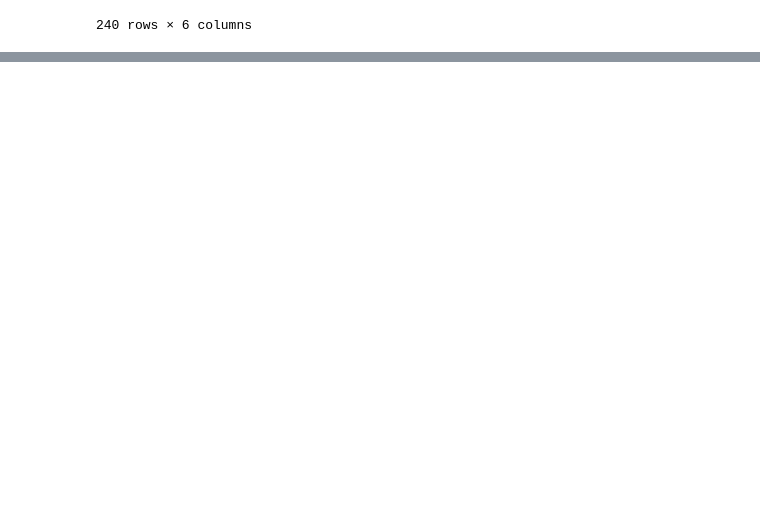
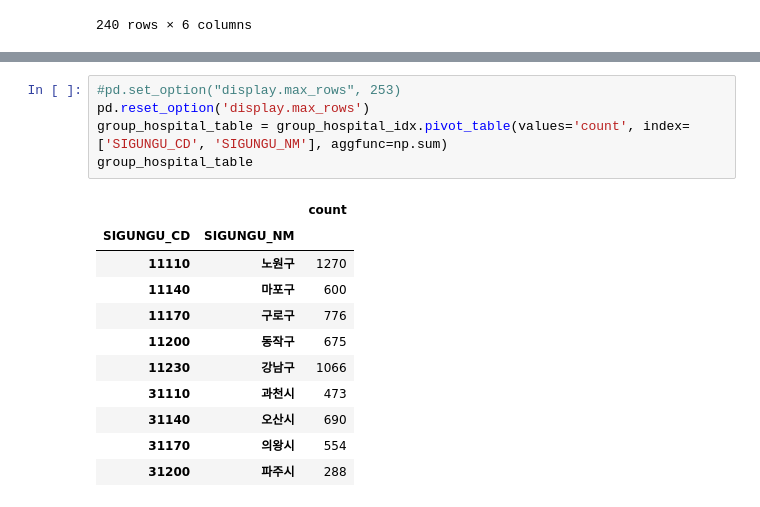
Before and after one commit to ZIO-KIM/SNUlab, a Jupyter notebook: OHCA_preprocess.ipynb, the cells around one changed output, grey strips where cells are left out. Cells and saved outputs as stored; diff of their text form; blank space fills up the shorter version.

```diff
--- a/OHCA_preprocess.ipynb
+++ b/OHCA_preprocess.ipynb
@@ -305,0 +370,17 @@ TypeError: merge() missing 1 required positional argument: 'right'
+# %%
+#pd.set_option("display.max_rows", 253)
+pd.reset_option('display.max_rows')
+group_hospital_table = group_hospital_idx.pivot_table(values='count', index=['SIGUNGU_CD', 'SIGUNGU_NM'], aggfunc=np.sum)
+group_hospital_table
+# %% [output]
+|  |  | count |
+| SIGUNGU_CD | SIGUNGU_NM |  |
+| 11110 | 노원구 | 1270 |
+| 11140 | 마포구 | 600 |
+| 11170 | 구로구 | 776 |
+| 11200 | 동작구 | 675 |
+| 11230 | 강남구 | 1066 |
+| 31110 | 과천시 | 473 |
+| 31140 | 오산시 | 690 |
+| 31170 | 의왕시 | 554 |
+| 31200 | 파주시 | 288 |
```
Also changed, not shown: parts of 10 cells of this notebook, 1 other file.
